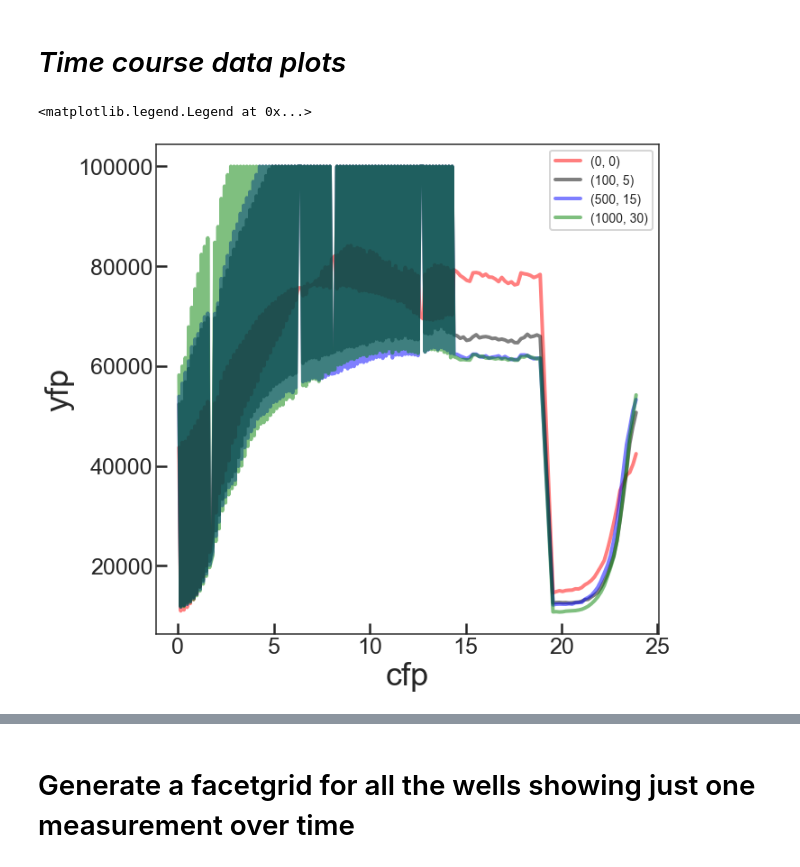
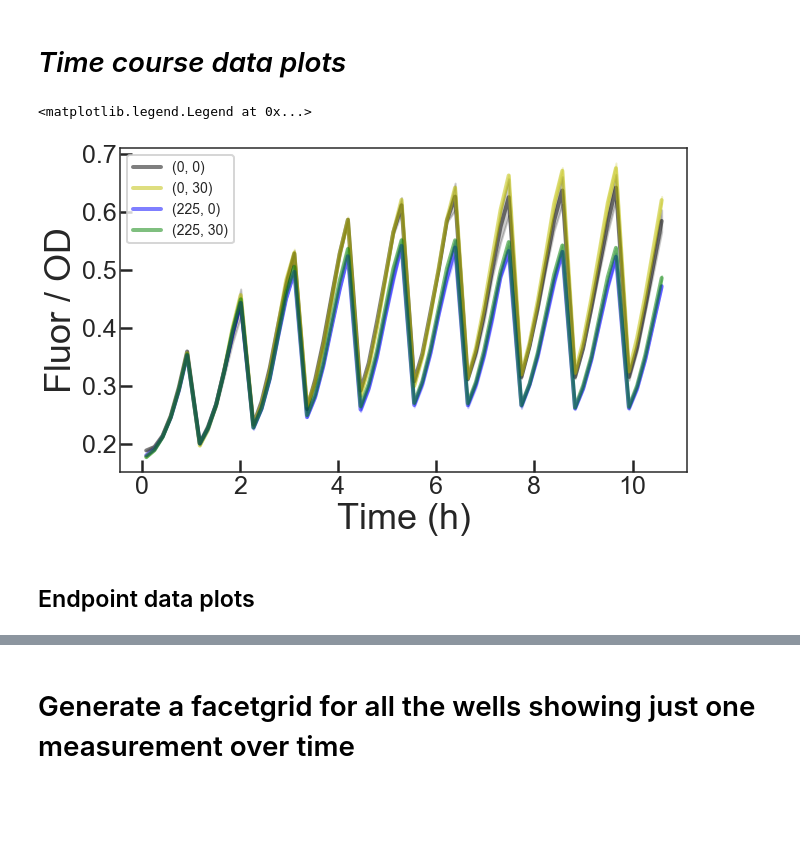
Before and after one commit to geezerbriefs/xpspython, a Jupyter notebook: biotek/plot A=B biotek data.ipynb, the cells around one changed output, grey strips where cells are left out. Saved outputs shown, nothing was run; the diff lists cells and outputs as text; code cells hidden in the pictures; blank space fills up the shorter version.

```diff
--- a/biotek/plot A=B biotek data.ipynb
+++ b/biotek/plot A=B biotek data.ipynb
@@ -42,7 +42,7 @@ sns.set_style({"xtick.direction": "in","ytick.direction": "in"})
 
 #%config InlineBackend.figure_f.ormats=['svg']
 
-mpl.rc('axes', prop_cycle=(cycler('color', ['r', 'k', 'b','g','y','m','c']) ))
+mpl.rc('axes', prop_cycle=(cycler('color', ['k', 'y', 'b','g','y','m','c']) ))
 
 mpl.rcParams['pdf.fonttype'] = 42
 mpl.rcParams['ps.fonttype'] = 42
@@ -70,9 +70,9 @@ mpl.rc('figure', figsize=(9,8))
 # %% [markdown]
 ## get data
 # %%
-directory = 'Z:/Reed/Projects/micro_consortia/DARPA_biocon/Task 1.1/A=B/20190214 A=B mar cfp yfp small screen 1/'
+directory = 'Z:/Reed/Projects/micro_consortia/DARPA_biocon/Task 1.1/A=B/20190823 a=b ham dil2/'
 
-filename = '20190522 IVV a=b mar 1.xlsx'
+filename = '20190823 a=b ham dil2.xlsx'
 # %%
 dd = pd.read_excel(directory + filename, sheet_name=None)
 # %%
@@ -127,9 +133,9 @@ b7 = df['b'] == 'b7'
 # *Time course data plots*
 # %%
 #get a condition for which you want to plot subconditions
-i = mix & b8
+# i = mix & b8
 
-df = df.loc[i]
+# df = df.loc[i]
 # %%
 #enumerate subconditions
 inducers = ['iptg', 'sal']
@@ -137,32 +143,42 @@ g = [np.unique(df[ind]) for ind in inducers]
 
 
 conds = list(itertools.product(g[0], g[1]))
-# %%
-c = [(0,0), (100, 5), (500, 15), (1000, 30)]
 # %%
 #create plot(s)
-fig, ax = plt.subplots(figsize=(10,10))
+fig, ax = plt.subplots(figsize=(10,6.5))
+
+colors = ['k', 'y', 'b','g']
 
 
-for cond in c:
+for cond,c in zip(conds, colors):
 
-    ii = (df['iptg'] == cond[0]) & (df['sal'] == cond[1])
-#     ii = df['afrac_s'] == cond
+    ii = (df['iptg'] == cond[0]) & (df['sal'] == cond[1])# & (df['Time'] == max(df['Time']))
 
     d = df.loc[ii]
 
-    sns.lineplot(x="Time", y="yfp", data=d, ci='sd',
-                 lw=4, alpha=0.5,
+    sns.lineplot(x="Time", y="od700", data=d, ci='sd',
+                 lw=4, alpha=0.5, color=c,
                  label=cond, ax=ax)
 
-plt.xlabel('cfp')
-plt.ylabel('yfp')
+#     sns.lineplot(x="Time", y="yfp100_norm", data=d, ci='sd',
+#                  lw=4, alpha=0.5, color=c,
+#                  label=cond, ax=ax)
+
+plt.tight_layout()
+
+plt.xlabel('Time (h)')
+plt.ylabel('Fluor / OD')
 
 
 lines = fig.axes[0].lines
-l = lines[::2]
+l = lines[1::2]
+l0 =lines[::2]
 
-plt.legend(handles = lines)
+
+# for line in l:
+#     line.set_linestyle('--')
+
+plt.legend(handles = lines, loc='upper left')
 # %% [output]
 <matplotlib.legend.Legend at 0x...>
-[figure, old version]
+[figure, new version]
@@ -168,0 +187,2 @@ plt.legend(handles = lines)
+# %% [markdown]
+## Endpoint data plots
```
Also changed, not shown: parts of 10 cells of this notebook, 6 other files.
